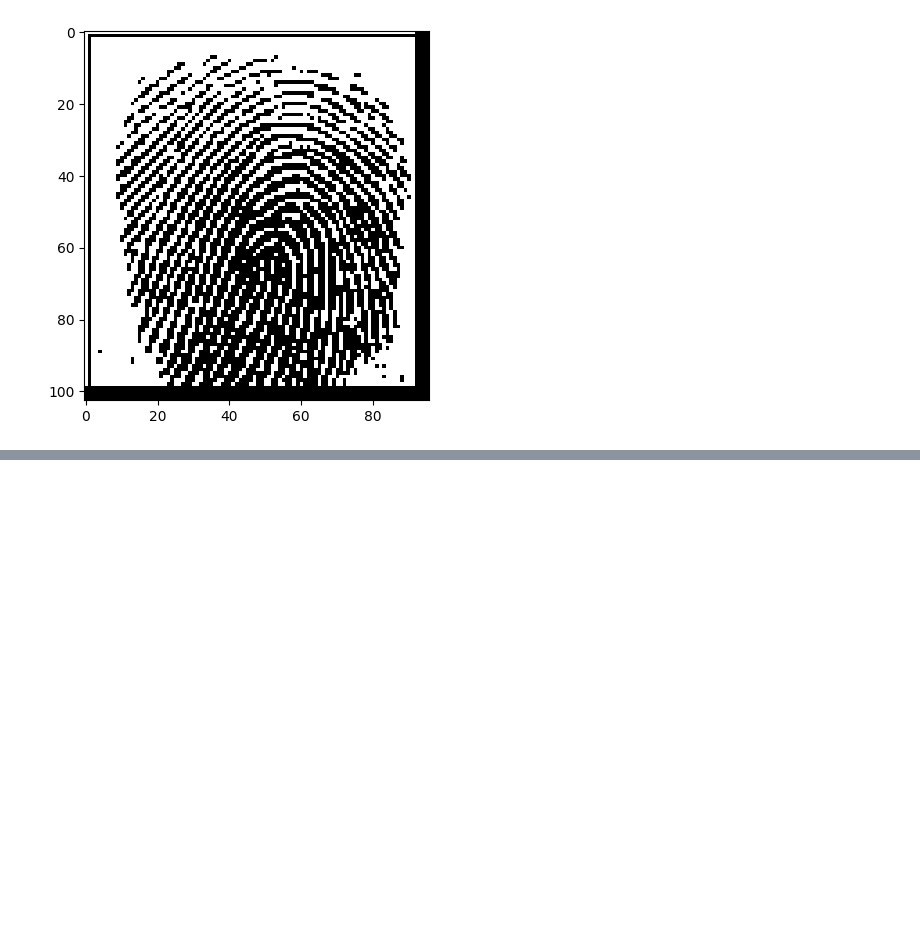
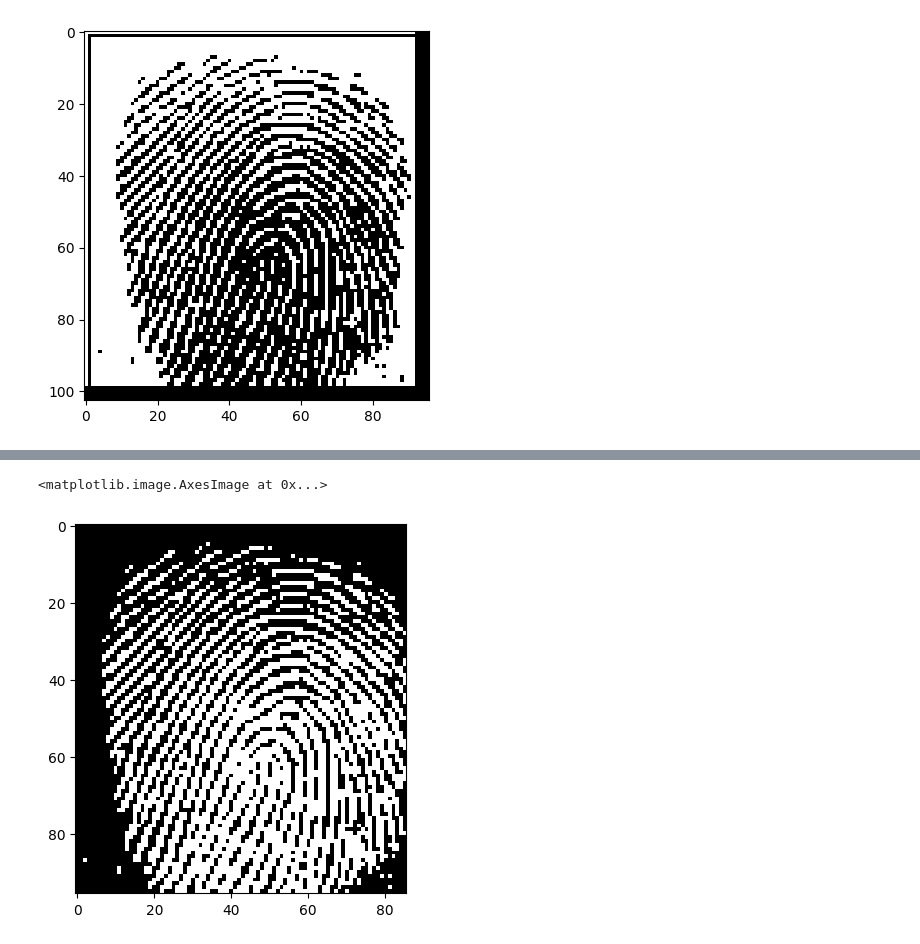
Before and after one commit to Kludi99/Fingerprints, a Jupyter notebook: MinutiaesRecognition.ipynb, the cells around one changed output, grey strips where cells are left out. Cells and saved outputs as stored; diff of their text form; code cells hidden in the pictures; blank space fills up the shorter version.

```diff
--- a/MinutiaesRecognition.ipynb
+++ b/MinutiaesRecognition.ipynb
@@ -130,0 +168,18 @@ plt.imshow(img)
+# %%
+img_arr = np.asarray(imgcropped)
+#print(im_bin_c)
+tmp_img = im_bin_c/255.0
+#result = [map(int,i) for i in tmp_img]
+
+thresh = 130
+
+maxval = 255
+newimg = np.invert(img_arr)
+eroded = cv2.erode(newimg, kernel, iterations = 1)
+im_bin_c_rev = (newimg > thresh) * maxval
+
+plt.imshow(im_bin_c_rev)
+#plt.imshow(newimg)
+# %% [output]
+<matplotlib.image.AxesImage at 0x...>
+[figure, added]
```
Also changed, not shown: parts of 9 cells of this notebook.
